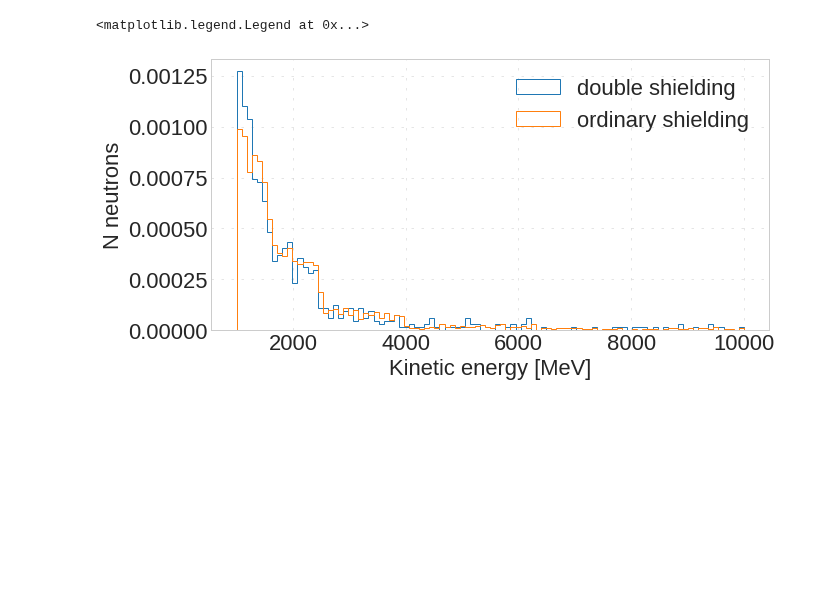
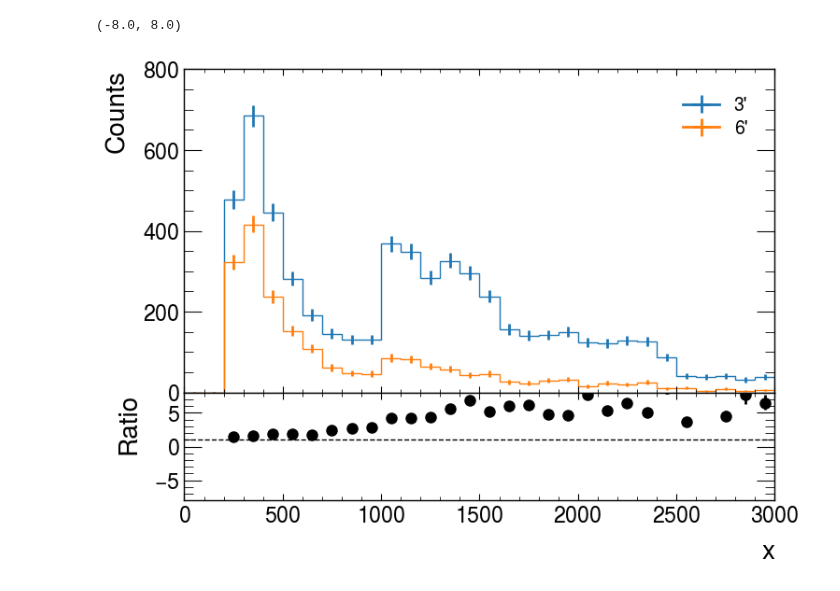
Before and after one commit to oksuzian/Mu2eANL, a Jupyter notebook: CosmicNeutrons/GeoComparing.ipynb, the cells around one changed output. Saved outputs shown, nothing was run; the diff lists cells and outputs as text; code cells hidden in the pictures; blank space fills up the shorter version.

```diff
--- a/CosmicNeutrons/GeoComparing.ipynb
+++ b/CosmicNeutrons/GeoComparing.ipynb
@@ -27,18 +16,13 @@ Successfully installed awkward0-0.15.5 uproot3-3.14.4 uproot3-methods-0.10.1
-# %%
-import uproot3
-import matplotlib.pyplot as plt
-import matplotlib.colors as mcolors
-from plotly import graph_objs as go
-import pylab
-import seaborn as sns
-import numpy as np
-import pandas as pd
-pd.set_option('display.float_format', lambda x: '%.1f' % x)
-plt.style.use('seaborn-whitegrid')
-plt.rcParams["grid.linestyle"] = (5,15)
-plt.rcParams["grid.linewidth"] = 0.5
-plt.rcParams["figure.figsize"] = (10,5)
-plt.rcParams.update({'font.size': 22})
-
-import warnings
-warnings.filterwarnings('ignore')
+# %%
+!pip install uproot3
+!pip install mplhep
+!pip install hist
+
+import uproot3
+import matplotlib.pyplot as plt
+import numpy as np
+import pandas as pd
+import mplhep as hep
+import hist
+
+hep.style.use('ATLAS')  # or ATLAS/LHCb2
@@ -88,10 +65,6 @@ plt.legend()
-# %%
-plt.hist(dcut["hits_ek"], range=(1000,10000), bins=100, label='double shielding', histtype='step', density=True);
-plt.hist(ocut["hits_ek"], range=(1000,10000), bins=100, label='ordinary shielding', histtype='step', density=True);
-# plt.xscale("log")
-plt.ylabel('N neutrons')
-plt.xlabel('Kinetic energy [MeV]')
-plt.legend()
-# %% [output]
-<matplotlib.legend.Legend at 0x...>
-[figure, removed]
+# %%
+h = hist.Hist(
+    hist.axis.StrCategory(["3'", "6'"], name="cat"),
+    hist.axis.Regular(30, 0, 3000, name="x"),
+    hist.storage.Weight(),
+)
@@ -97,0 +74,7 @@ plt.legend()
+# %%
+fig = plt.figure()
+h["3'", :].plot_ratio(h["6'", :], rp_num_label="3'", rp_denom_label="6'", rp_ratio_ylim=[0,1], rp_uncert_draw_type='line');
+fig.get_axes()[1].set_ylim([-8,8]) #ratio
+# %% [output]
+(-8.0, 8.0)
+[figure, added]
```
Also changed, not shown: parts of 8 cells of this notebook.
